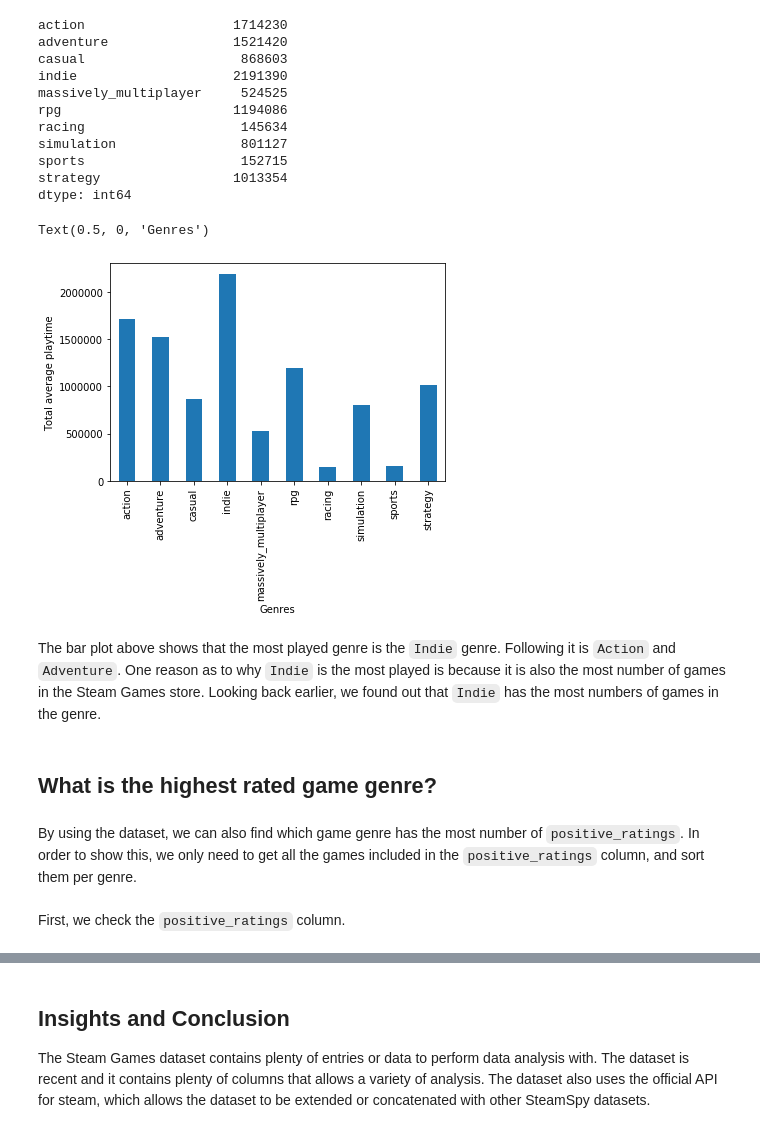
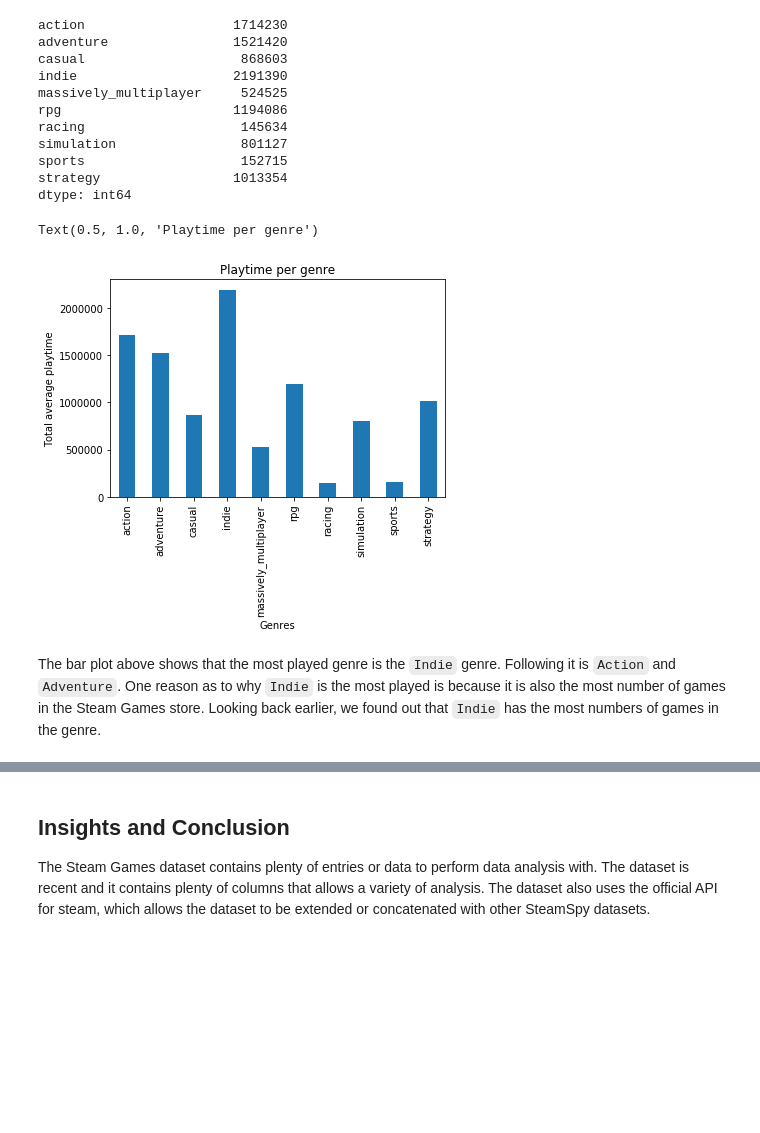
Before and after one commit to ronellroxas/csmodel, a Jupyter notebook: CSMODEL Study.ipynb, the cells around one changed output, grey strips where cells are left out. Saved outputs shown, nothing was run; the diff lists cells and outputs as text; code cells hidden in the pictures; blank space fills up the shorter version.

Commit message:
finalized
added new visualization for tag dataset and consolidated notebook

```diff
--- a/CSMODEL Study.ipynb
+++ b/CSMODEL Study.ipynb
@@ -616,15 +637,10 @@ dtype: int64
 # %%
 playtime_per_genre.plot(kind='bar')
 plt.ylabel('Total average playtime')
 plt.xlabel('Genres')
+plt.title('Playtime per genre')
 # %% [output]
-Text(0.5, 0, 'Genres')
+Text(0.5, 1.0, 'Playtime per genre')
-[figure, old version]
+[figure, new version]
 # %% [markdown]
 The bar plot above shows that the most played genre is the `Indie` genre. Following it is `Action` and `Adventure`. One reason as to why `Indie` is the most played is because it is also the most number of games in the Steam Games store. Looking back earlier, we found out that `Indie` has the most numbers of games in the genre.
-# %% [markdown]
-## What is the highest rated game genre?
-# %% [markdown]
-By using the dataset, we can also find which game genre has the most number of `positive_ratings`. In order to show this, we only need to get all the games included in the `positive_ratings` column, and sort them per genre.
-# %% [markdown]
-First, we check the `positive_ratings` column.
```
Also changed, not shown: parts of 17 cells of this notebook, 1 other file.
